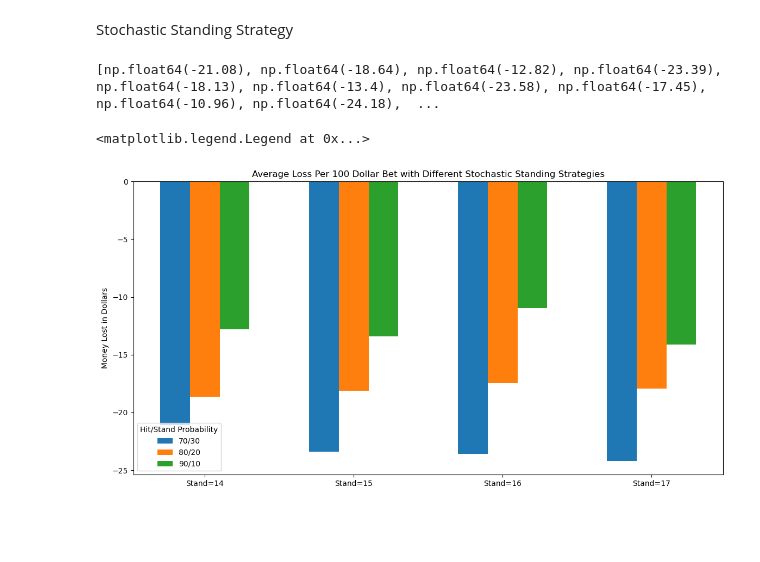
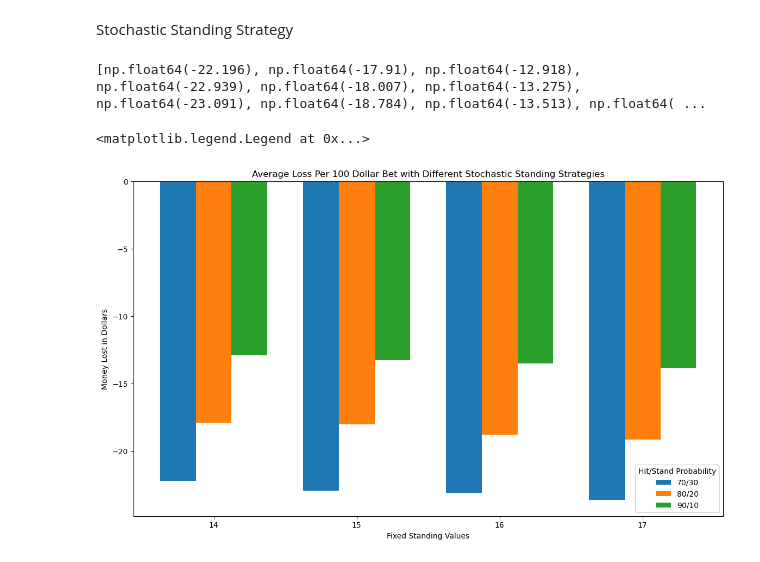
Before and after one commit to nganguly0594/Reinforced-Blackjack, a Jupyter notebook: exp/strategies.ipynb, the cells around one changed output. Cells and saved outputs as stored; diff of their text form; code cells hidden in the pictures; blank space fills up the shorter version.

```diff
--- a/exp/strategies.ipynb
+++ b/exp/strategies.ipynb
@@ -21,7 +21,7 @@ for stand_value in range(12, 20):
 
     all_net_gains = []
 
-    for trials in range(10000):
+    for trials in range(100000):
         all_net_gains.append(simulation(fixed_stand_strategy))
 
     avg_net_gains.append(np.mean(all_net_gains))
@@ -43,11 +44,9 @@ Stochastic Standing Strategy
 # %%
 avg_net_gains = []
 
-# Define the standing values and probabilities to test
 standing_values = [14, 15, 16, 17]
 probabilities = [(0.7, 0.3), (0.8, 0.2), (0.9, 0.1)]
 
-# Loop through each combination of standing value and probability
 for stand_value in standing_values:
     for hit_prob, stand_prob in probabilities:
         def stochastic_stand_strategy(hands, deck, **kwargs):
@@ -69,40 +68,33 @@ for stand_value in standing_values:
 
         all_net_gains = []
 
-        for trials in range(10000):
+        for trials in range(100000):
             all_net_gains.append(simulation(stochastic_stand_strategy))
 
         avg_net_gains.append(np.mean(all_net_gains))
 
 print(avg_net_gains)
 # %% [output]
-[np.float64(-21.08), np.float64(-18.64), np.float64(-12.82), np.float64(-23.39), np.float64(-18.13), np.float64(-13.4), np.float64(-23.58), np.float64(-17.45), np.float64(-10.96), np.float64(-24.18),  ...
+[np.float64(-22.196), np.float64(-17.91), np.float64(-12.918), np.float64(-22.939), np.float64(-18.007), np.float64(-13.275), np.float64(-23.091), np.float64(-18.784), np.float64(-13.513), np.float64( ...
 # %%
+fig, ax = plt.subplots(figsize=(14, 8))
+
 prob_labels = ["70/30", "80/20", "90/10"]
 
-fig, ax = plt.subplots(figsize=(14, 7))
-
-# Number of bars per group
-num_bars_per_value = len(probabilities)
-total_bars = len(standing_values) * num_bars_per_value
-bar_width = 0.2
+num_bars_per_value = 3
+bar_width = 0.25
 x = np.arange(len(standing_values))
 
-# Grouped bar chart
 for i, prob_label in enumerate(prob_labels):
-    offset = i * bar_width
-    bar_positions = x + offset - bar_width * (num_bars_per_value - 1) / 2
+    bar_positions = x + (i - 1) * bar_width
     bar_heights = avg_net_gains[i::num_bars_per_value]
     ax.bar(bar_positions, bar_heights, bar_width, label=prob_label)
 
-# Set x-ticks and labels
-ax.set_xticks(x)
-ax.set_xticklabels([f'Stand={sv}' for sv in standing_values])
-
-# Set labels and title
+ax.set_xticks(x, standing_values)
+ax.set_xlabel('Fixed Standing Values')
 ax.set_ylabel('Money Lost in Dollars')
 ax.set_title('Average Loss Per 100 Dollar Bet with Different Stochastic Standing Strategies')
 ax.legend(title='Hit/Stand Probability')
 # %% [output]
 <matplotlib.legend.Legend at 0x...>
-[figure, old version]
+[figure, new version]
```
Also changed, not shown: parts of 2 cells of this notebook, 1 other file.
